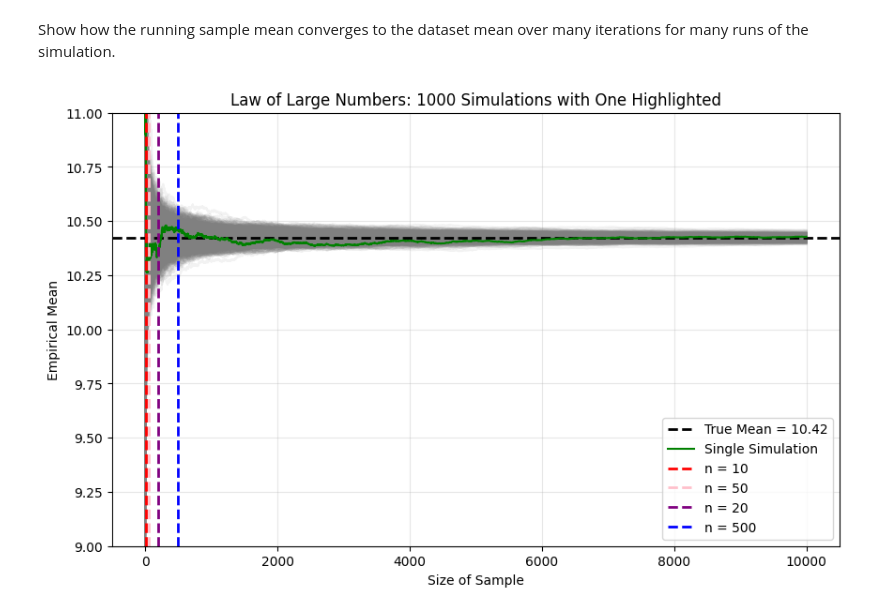
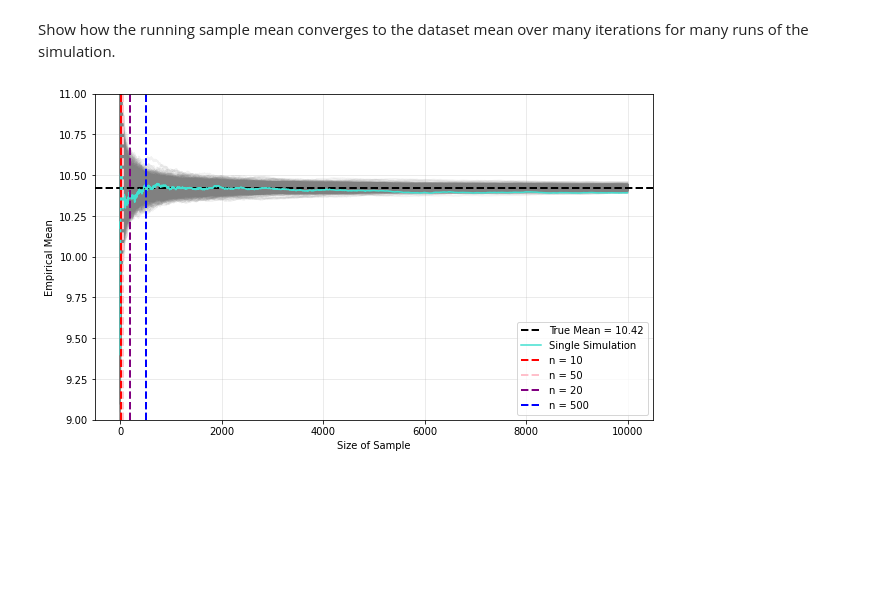
Before and after one commit to SaianPatel/Inferential-Stats-Red-Wine-Quality, a Jupyter notebook: 2_CLT_LLN.ipynb, the cells around one changed output. Saved outputs shown, nothing was run; the diff lists cells and outputs as text; code cells hidden in the pictures; blank space fills up the shorter version.

Commit message:
Update plots

```diff
--- a/2_CLT_LLN.ipynb
+++ b/2_CLT_LLN.ipynb
@@ -122,32 +122,31 @@ for sim in range(num_simulations):
     plt.plot(all_running_means[sim], color='gray', alpha=0.1)
 
 
 
 # # Plot all 1000 simulations in light gray (corridor effect)
 # for i in range(num_simulations):
 #     plt.plot(all_running_means[i], color='gray', alpha=0.1)
 
 # True mean as a dashed line
 plt.axhline(y=pop_mean, color='black', linestyle="dashed", linewidth=2, label=f"True Mean = {pop_mean:.2f}")
 
 # Overlay one highlighted simulation
 plt.plot(all_running_means[0], color='turquoise', linewidth=1.5, label="Single Simulation")
 
 # Mark the sample sizes at which slices are taken
 plt.axvline(x=10, color='red', linestyle="dashed", linewidth=2, label="n = 10")
 plt.axvline(x=50, color='pink', linestyle="dashed", linewidth=2, label="n = 50")
 plt.axvline(x=200, color='purple', linestyle="dashed", linewidth=2, label="n = 20")
 plt.axvline(x=500, color='blue', linestyle="dashed", linewidth=2, label="n = 500")
 
 
 
 # Formatting
 plt.xlabel("Size of Sample")
 plt.ylabel("Empirical Mean")
-plt.title("Law of Large Numbers: 1000 Simulations with One Highlighted")
 plt.legend()
 plt.grid(alpha=0.3)
 plt.ylim(9,11)
 plt.show()
 # %% [output]
-[figure, old version]
+[figure, new version]
```
Also changed, not shown: 1 other file.
